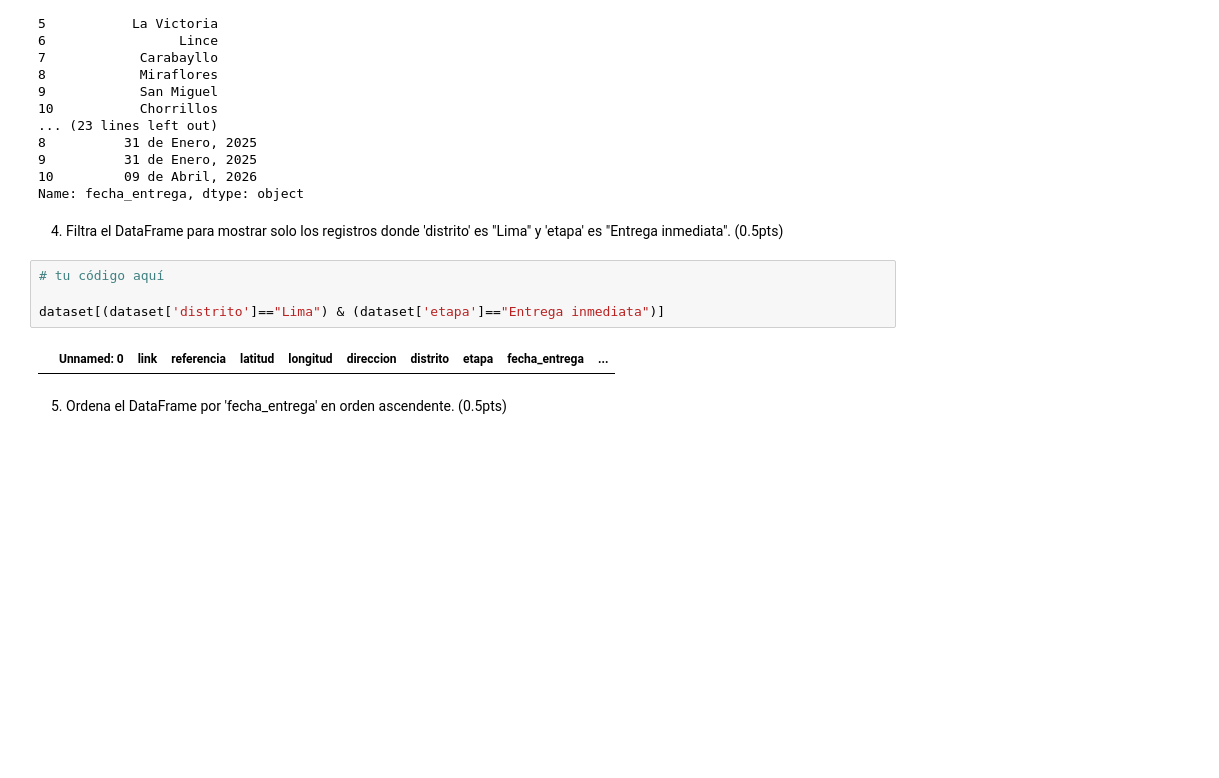
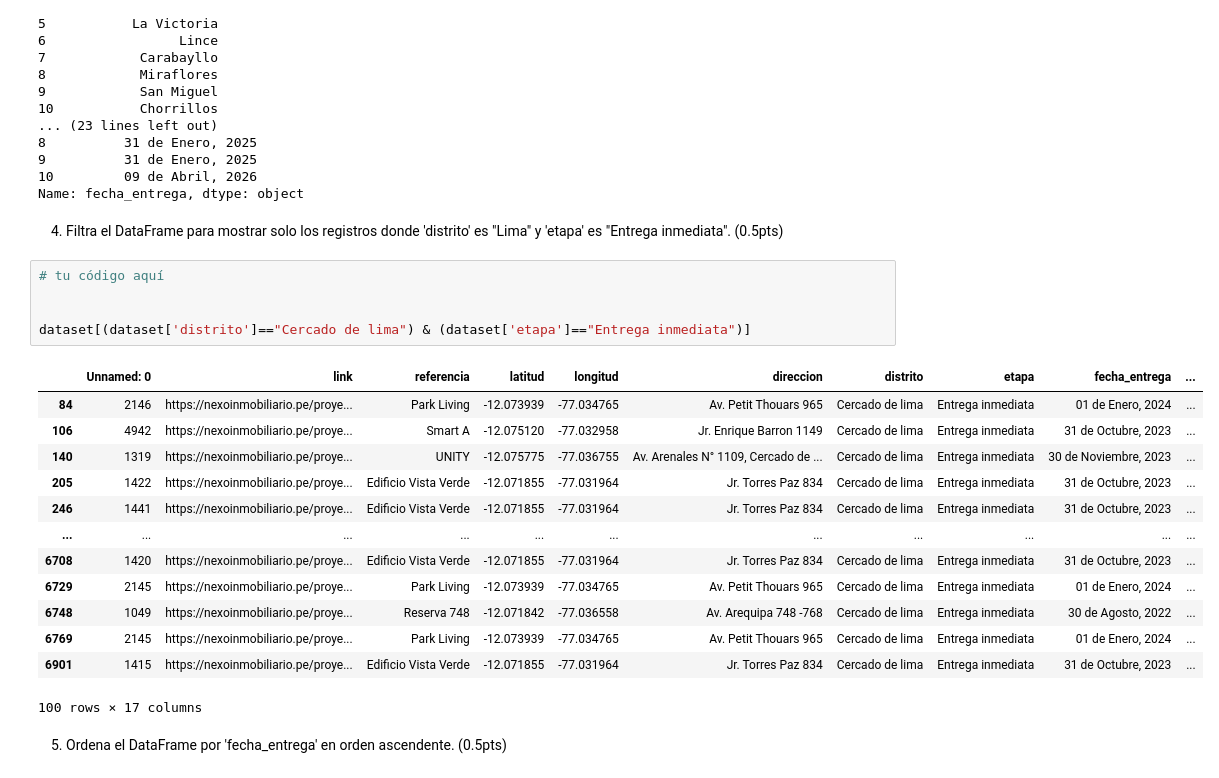
Before and after one commit to JeanPierreTB/Trabajo_ML, a Jupyter notebook: ml_actividad01 (1).ipynb, the cells around one changed output. Drawn from its saved outputs; the diff is of its cells as text; blank space fills up the shorter version.

```diff
--- a/ml_actividad01 (1).ipynb
+++ b/ml_actividad01 (1).ipynb
@@ -117,9 +117,22 @@ Name: fecha_entrega, dtype: object
 # %%
 # tu código aquí
 
-dataset[(dataset['distrito']=="Lima") & (dataset['etapa']=="Entrega inmediata")]
+
+dataset[(dataset['distrito']=="Cercado de lima") & (dataset['etapa']=="Entrega inmediata")]
 # %% [output]
 |  | Unnamed: 0 | link | referencia | latitud | longitud | direccion | distrito | etapa | fecha_entrega | ... |
+| 84 | 2146 | https://nexoinmobiliario.pe/proye... | Park Living | -12.073939 | -77.034765 | Av. Petit Thouars 965 | Cercado de lima | Entrega inmediata | 01 de Enero, 2024 | ... |
+| 106 | 4942 | https://nexoinmobiliario.pe/proye... | Smart A | -12.075120 | -77.032958 | Jr. Enrique Barron 1149 | Cercado de lima | Entrega inmediata | 31 de Octubre, 2023 | ... |
+| 140 | 1319 | https://nexoinmobiliario.pe/proye... | UNITY | -12.075775 | -77.036755 | Av. Arenales N° 1109, Cercado de ... | Cercado de lima | Entrega inmediata | 30 de Noviembre, 2023 | ... |
+| 205 | 1422 | https://nexoinmobiliario.pe/proye... | Edificio Vista Verde | -12.071855 | -77.031964 | Jr. Torres Paz 834 | Cercado de lima | Entrega inmediata | 31 de Octubre, 2023 | ... |
+| 246 | 1441 | https://nexoinmobiliario.pe/proye... | Edificio Vista Verde | -12.071855 | -77.031964 | Jr. Torres Paz 834 | Cercado de lima | Entrega inmediata | 31 de Octubre, 2023 | ... |
+| ... | ... | ... | ... | ... | ... | ... | ... | ... | ... | ... |
+| 6708 | 1420 | https://nexoinmobiliario.pe/proye... | Edificio Vista Verde | -12.071855 | -77.031964 | Jr. Torres Paz 834 | Cercado de lima | Entrega inmediata | 31 de Octubre, 2023 | ... |
+| 6729 | 2145 | https://nexoinmobiliario.pe/proye... | Park Living | -12.073939 | -77.034765 | Av. Petit Thouars 965 | Cercado de lima | Entrega inmediata | 01 de Enero, 2024 | ... |
+| 6748 | 1049 | https://nexoinmobiliario.pe/proye... | Reserva 748 | -12.071842 | -77.036558 | Av. Arequipa 748 -768 | Cercado de lima | Entrega inmediata | 30 de Agosto, 2022 | ... |
+| 6769 | 2145 | https://nexoinmobiliario.pe/proye... | Park Living | -12.073939 | -77.034765 | Av. Petit Thouars 965 | Cercado de lima | Entrega inmediata | 01 de Enero, 2024 | ... |
+| 6901 | 1415 | https://nexoinmobiliario.pe/proye... | Edificio Vista Verde | -12.071855 | -77.031964 | Jr. Torres Paz 834 | Cercado de lima | Entrega inmediata | 31 de Octubre, 2023 | ... |
+100 rows × 17 columns
 # %% [markdown]
 5. Ordena el DataFrame por 'fecha_entrega' en orden ascendente. (0.5pts)
 # %%
```
